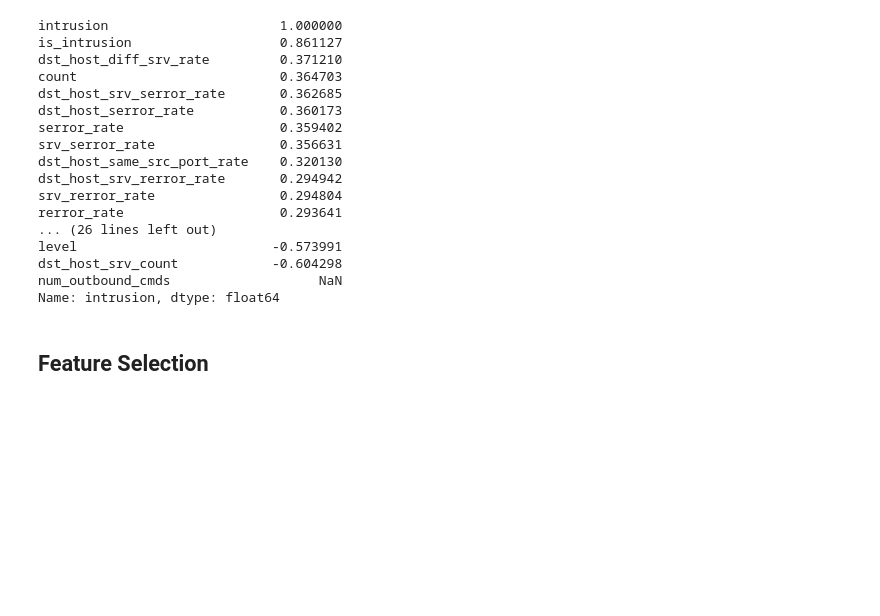
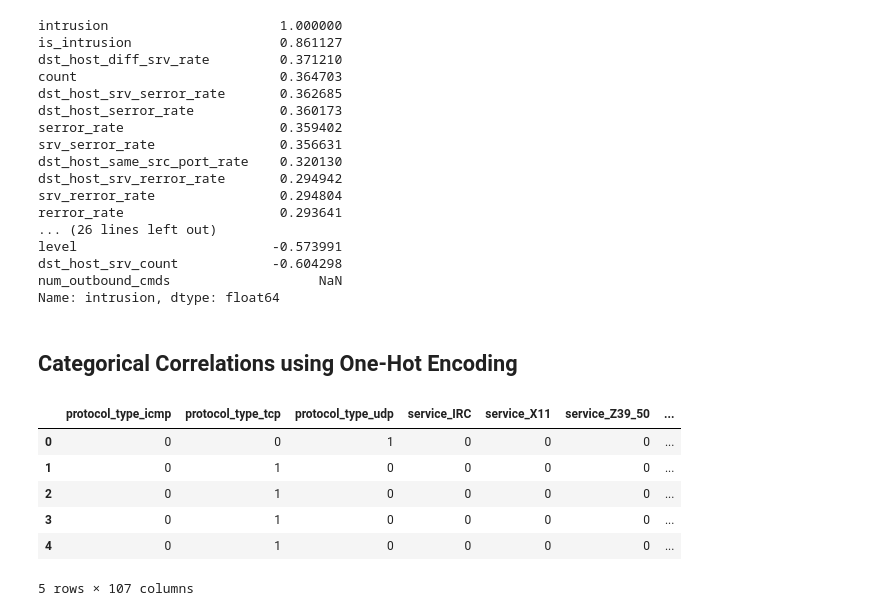
Before and after one commit to rojinadeuja/NSL-KDD-Network-Security, a Jupyter notebook: 01-Exploratory-Data-Analysis.ipynb, the cells around one changed output. Saved outputs shown, nothing was run; the diff lists cells and outputs as text; code cells hidden in the pictures; blank space fills up the shorter version.

Commit message:
One Hot Encode Categorical columns

```diff
--- a/01-Exploratory-Data-Analysis.ipynb
+++ b/01-Exploratory-Data-Analysis.ipynb
@@ -378,5 +378,24 @@ level                         -0.573991
 dst_host_srv_count            -0.604298
 num_outbound_cmds                   NaN
 Name: intrusion, dtype: float64
-# %% [markdown]
-## Feature Selection
+# %% [markdown]
+## Categorical Correlations using One-Hot Encoding
+# %%
+# Select only categorical variables
+category_df = train_df.select_dtypes('object')
+
+# One hot encode the variables
+dummy_df = pd.get_dummies(category_df)
+
+# # Put the label column back in the dataframe
+# dummy_df['is_intrusion'] = train_df['is_intrusion']
+
+dummy_df.head()
+# %% [output]
+|  | protocol_type_icmp | protocol_type_tcp | protocol_type_udp | service_IRC | service_X11 | service_Z39_50 | ... |
+| 0 | 0 | 0 | 1 | 0 | 0 | 0 | ... |
+| 1 | 0 | 1 | 0 | 0 | 0 | 0 | ... |
+| 2 | 0 | 1 | 0 | 0 | 0 | 0 | ... |
+| 3 | 0 | 1 | 0 | 0 | 0 | 0 | ... |
+| 4 | 0 | 1 | 0 | 0 | 0 | 0 | ... |
+5 rows × 107 columns
```
